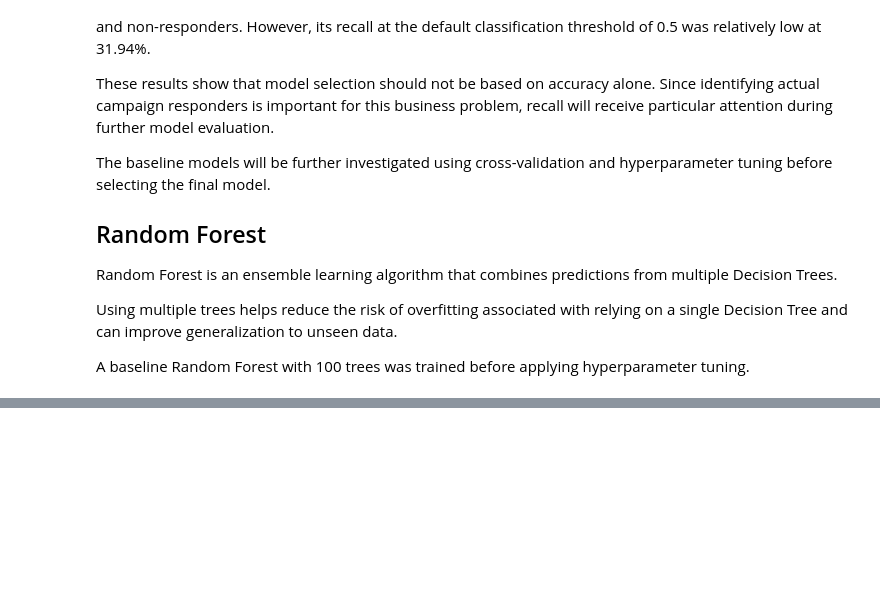
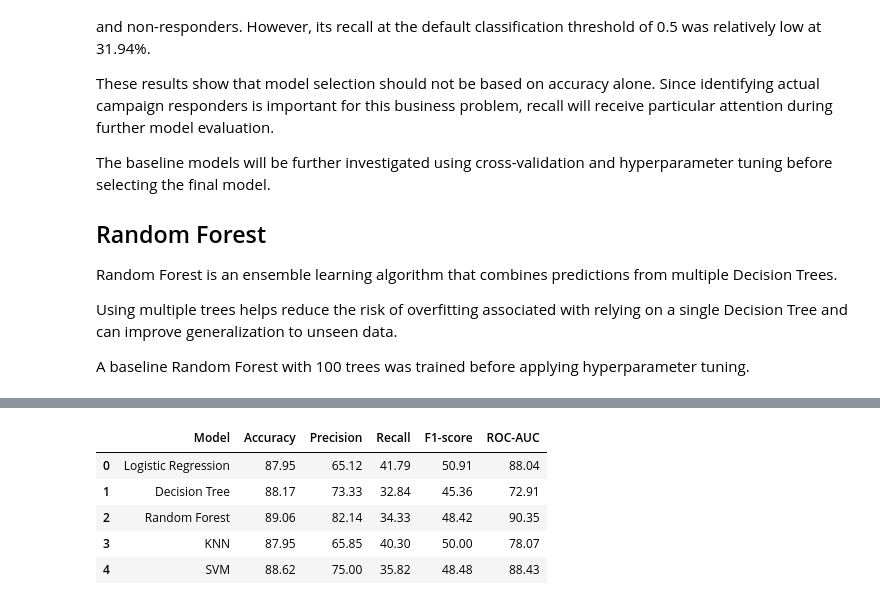
Before and after one commit to GomsVenky/customer-behavior-prediction, a Jupyter notebook: notebooks/01_data_exploration.ipynb, the cells around one changed output, grey strips where cells are left out. Saved outputs shown, nothing was run; the diff lists cells and outputs as text; code cells hidden in the pictures; blank space fills up the shorter version.

```diff
--- a/notebooks/01_data_exploration.ipynb
+++ b/notebooks/01_data_exploration.ipynb
@@ -1143,0 +2272,23 @@ A baseline Random Forest with 100 trees was trained before applying hyperparamet
+# %%
+final_results_display = final_results.copy()
+
+metric_columns = [
+    "Accuracy",
+    "Precision",
+    "Recall",
+    "F1-score",
+    "ROC-AUC"
+]
+
+final_results_display[metric_columns] = (
+    final_results_display[metric_columns] * 100
+).round(2)
+
+final_results_display
+# %% [output]
+|  | Model | Accuracy | Precision | Recall | F1-score | ROC-AUC |
+| 0 | Logistic Regression | 87.95 | 65.12 | 41.79 | 50.91 | 88.04 |
+| 1 | Decision Tree | 88.17 | 73.33 | 32.84 | 45.36 | 72.91 |
+| 2 | Random Forest | 89.06 | 82.14 | 34.33 | 48.42 | 90.35 |
+| 3 | KNN | 87.95 | 65.85 | 40.30 | 50.00 | 78.07 |
+| 4 | SVM | 88.62 | 75.00 | 35.82 | 48.48 | 88.43 |
```
Also changed, not shown: parts of 61 cells of this notebook, 1 other file.
